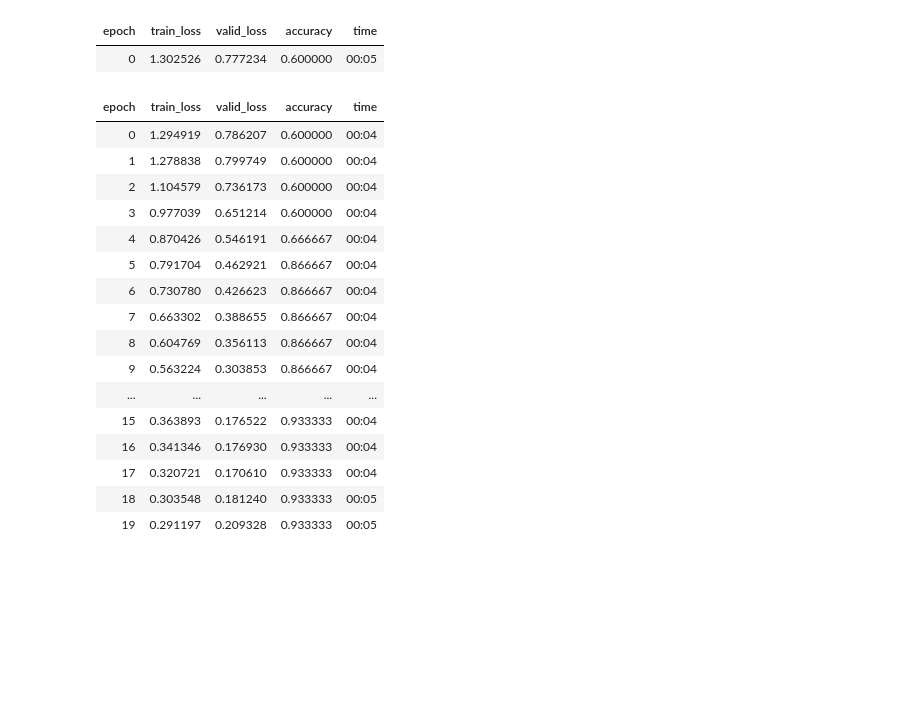
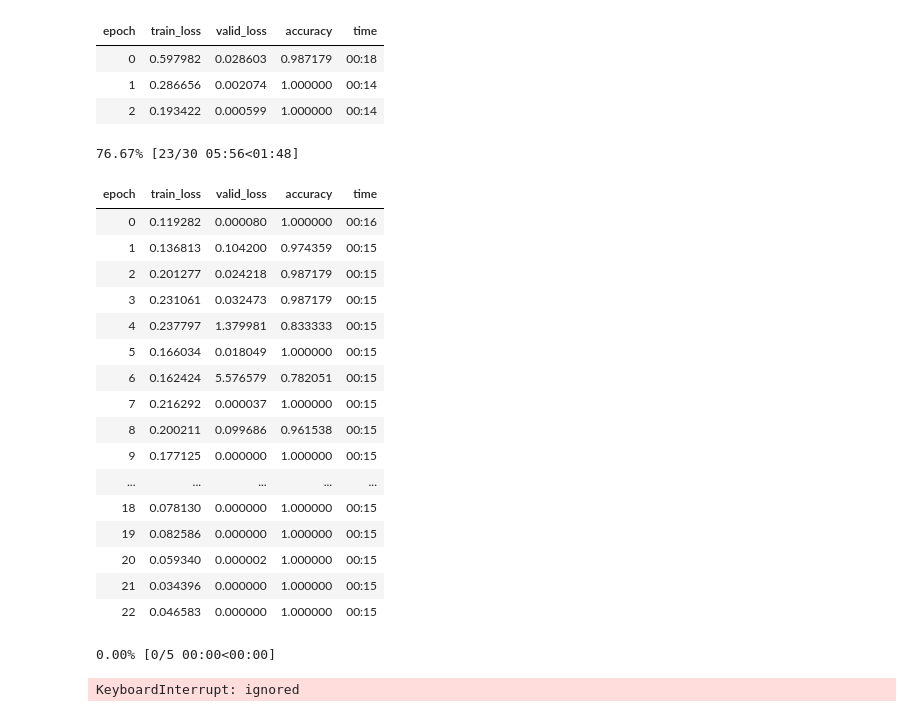
Before and after one commit to matthewocando/AutonomousAlert, a Jupyter notebook: TrainModel.ipynb, the cells around one changed output. Saved outputs shown, nothing was run; the diff lists cells and outputs as text; code cells hidden in the pictures; blank space fills up the shorter version.

```diff
--- a/TrainModel.ipynb
+++ b/TrainModel.ipynb
@@ -23,2 +25,5 @@ dls.train.show_batch()
 # %%
+set_seed(69,True)
+dls = specs.dataloaders(data_path,bs=16,seed=69)
 learn = cnn_learner(dls, resnet18, metrics=accuracy)
+lr_valley = learn.lr_find()
@@ -25,22 +34,32 @@ learn = cnn_learner(dls, resnet18, metrics=accuracy)
 # %%
-learn.fine_tune(20)
+set_seed(69,True)
+dls = specs.dataloaders(data_path,bs=16,seed=69)
+learn = cnn_learner(dls, resnet18, metrics=accuracy)
+learn.fit_one_cycle(3, lr_valley)
+learn.unfreeze()
+learn.fit_one_cycle(30, lr_max=slice(1e-4,2e-2))
 # %% [output]
 | epoch | train_loss | valid_loss | accuracy | time |
-| 0 | 1.302526 | 0.777234 | 0.600000 | 00:05 |
+| 0 | 0.597982 | 0.028603 | 0.987179 | 00:18 |
+| 1 | 0.286656 | 0.002074 | 1.000000 | 00:14 |
+| 2 | 0.193422 | 0.000599 | 1.000000 | 00:14 |
+76.67% [23/30 05:56<01:48]
 | epoch | train_loss | valid_loss | accuracy | time |
-| 0 | 1.294919 | 0.786207 | 0.600000 | 00:04 |
-| 1 | 1.278838 | 0.799749 | 0.600000 | 00:04 |
-| 2 | 1.104579 | 0.736173 | 0.600000 | 00:04 |
-| 3 | 0.977039 | 0.651214 | 0.600000 | 00:04 |
-| 4 | 0.870426 | 0.546191 | 0.666667 | 00:04 |
-| 5 | 0.791704 | 0.462921 | 0.866667 | 00:04 |
-| 6 | 0.730780 | 0.426623 | 0.866667 | 00:04 |
-| 7 | 0.663302 | 0.388655 | 0.866667 | 00:04 |
-| 8 | 0.604769 | 0.356113 | 0.866667 | 00:04 |
-| 9 | 0.563224 | 0.303853 | 0.866667 | 00:04 |
+| 0 | 0.119282 | 0.000080 | 1.000000 | 00:16 |
+| 1 | 0.136813 | 0.104200 | 0.974359 | 00:15 |
+| 2 | 0.201277 | 0.024218 | 0.987179 | 00:15 |
+| 3 | 0.231061 | 0.032473 | 0.987179 | 00:15 |
+| 4 | 0.237797 | 1.379981 | 0.833333 | 00:15 |
+| 5 | 0.166034 | 0.018049 | 1.000000 | 00:15 |
+| 6 | 0.162424 | 5.576579 | 0.782051 | 00:15 |
+| 7 | 0.216292 | 0.000037 | 1.000000 | 00:15 |
+| 8 | 0.200211 | 0.099686 | 0.961538 | 00:15 |
+| 9 | 0.177125 | 0.000000 | 1.000000 | 00:15 |
 | ... | ... | ... | ... | ... |
-| 15 | 0.363893 | 0.176522 | 0.933333 | 00:04 |
-| 16 | 0.341346 | 0.176930 | 0.933333 | 00:04 |
-| 17 | 0.320721 | 0.170610 | 0.933333 | 00:04 |
-| 18 | 0.303548 | 0.181240 | 0.933333 | 00:05 |
-| 19 | 0.291197 | 0.209328 | 0.933333 | 00:05 |
+| 18 | 0.078130 | 0.000000 | 1.000000 | 00:15 |
+| 19 | 0.082586 | 0.000000 | 1.000000 | 00:15 |
+| 20 | 0.059340 | 0.000002 | 1.000000 | 00:15 |
+| 21 | 0.034396 | 0.000000 | 1.000000 | 00:15 |
+| 22 | 0.046583 | 0.000000 | 1.000000 | 00:15 |
+0.00% [0/5 00:00<00:00]
+KeyboardInterrupt: ignored
```
Also changed, not shown: parts of 9 cells of this notebook.
